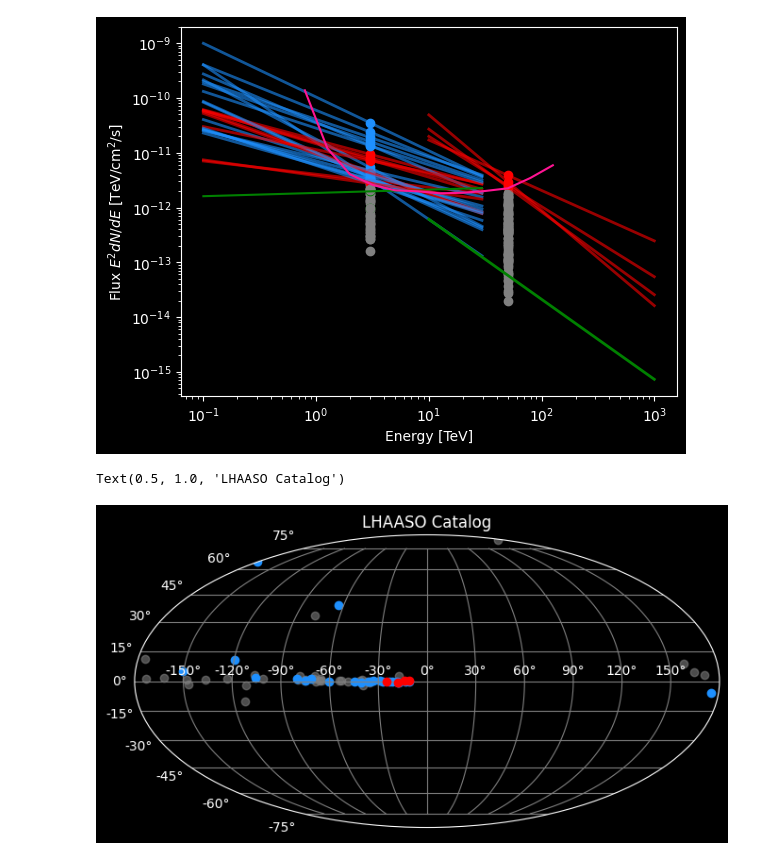
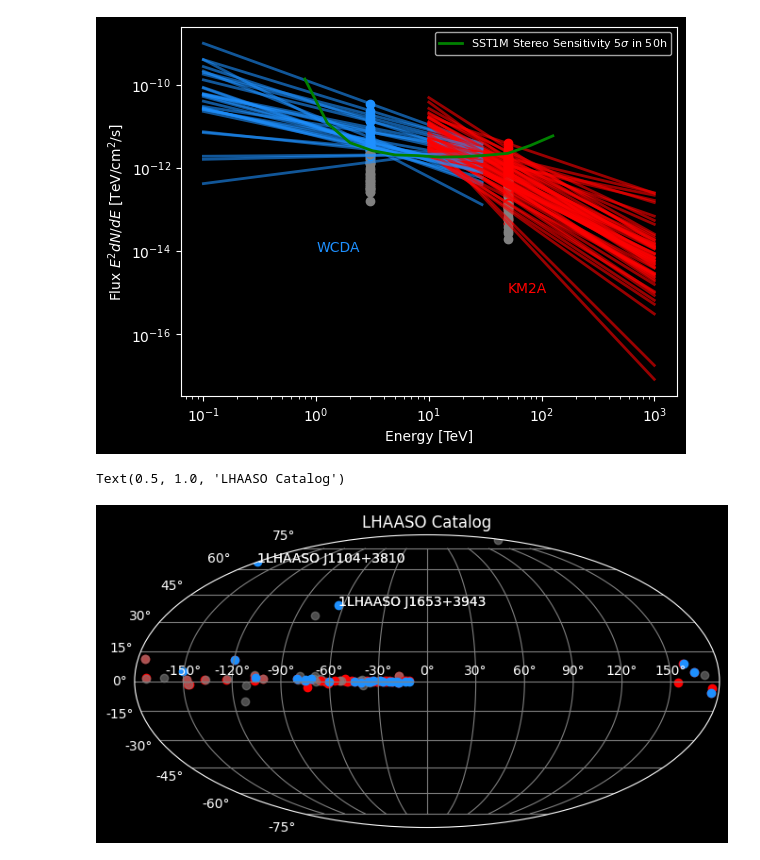
Before and after one commit to BastienLacave/SourceVisibility, a Jupyter notebook: LHAASO.ipynb, the cells around one changed output. Cells and saved outputs as stored; diff of their text form; code cells hidden in the pictures.

```diff
--- a/LHAASO.ipynb
+++ b/LHAASO.ipynb
@@ -23,58 +24,69 @@ with pd.HDFStore(sens_file) as f:
 # %%
 s_both = []
 for i, s in data.iterrows():
     if s['components'] != 'WCDA':
         s_both.append(s['Source name'])
         emin=10
         emax=1000
         E = np.arange(emin, emax, 0.5)
-        e2dnde = 50**2 * s['N0'] * 1e-16
-        if e2dnde > SST1M_Sensitivity[13]:
-            plt.scatter(50, e2dnde, label=s['Assoc.(Sep.)'], color='r')
+        e2dnde = E**2 * s['N0'] * 1e-16*(E/50)**-s['index']
+        # print(e2dnde)
+        # print(np.interp(E,SST1M_Energy, SST1M_Sensitivity))
+        # print(e2dnde > np.interp(E,SST1M_Energy, SST1M_Sensitivity))
+        if any(e2dnde > np.interp(E,SST1M_Energy, SST1M_Sensitivity)):
+            plt.scatter(50, 50**2 * s['N0'] * 1e-16*(50/50)**-s['index'], color='r')
             plt.plot(E, E**2 *s['N0'] * 1e-16 * (E/50)**-s['index'], color='r', alpha=0.6, lw=2)
             # print(s['Source name'])
         else:
-            plt.scatter(50, e2dnde, label=s['Assoc.(Sep.)'], color='gray')
-        if s['Source name'] == "1LHAASO J2018+3643u":
-            plt.scatter(3, e2dnde, label=s['Source name'], color='g')#Assoc.(Sep.)
-            plt.plot(E, E**2 *s['N0'] * 1e-13 * (E/3)**-s['index'], color='g', lw=2)
+            plt.scatter(50, 50**2 * s['N0'] * 1e-16*(50/50)**-s['index'], color='gray')
+            # plt.plot(E, E**2 *s['N0'] * 1e-16 * (E/50)**-s['index'], color='gray', alpha=0.6, lw=2)
+
+        # if s['Source name'] == "1LHAASO J2018+3643u":
+        #     plt.scatter(3, e2dnde, label=s['Source name'], color='g')#Assoc.(Sep.)
+        #     plt.plot(E, E**2 *s['N0'] * 1e-13 * (E/3)**-s['index'], color='g', lw=2)
     else:
-        if s['Source name'] in s_both:
-            c = "r"
-        else:
-            c='dodgerblue'
+        # if s['Source name'] in s_both:
+        #     c = "r"
+        # else:
+        c='dodgerblue'
         emin=0.1
         emax=30
         E = np.arange(emin, emax, 0.5)
-        e2dnde = 3**2 * s['N0'] * 1e-13
-        if e2dnde > SST1M_Sensitivity[7]:
-            plt.scatter(3, e2dnde, label=s['Source name'], color=c)#Assoc.(Sep.)
+        e2dnde = E**2 * s['N0'] * 1e-13 *(E/3)**-s['index']
+        # print(any(e2dnde > np.interp(E,SST1M_Energy, SST1M_Sensitivity)))
+        if any(e2dnde > np.interp(E,SST1M_Energy, SST1M_Sensitivity)):
+            plt.scatter(3, 3**2 * s['N0'] * 1e-13 *(3/3)**-s['index'], color=c)#Assoc.(Sep.)
             plt.plot(E, E**2 *s['N0'] * 1e-13 * (E/3)**-s['index'], color=c, alpha=0.6, lw=2)
         else:
-            plt.scatter(3, e2dnde, label=s['Source name'], color='gray')#Assoc.(Sep.)
-        if s['Source name'] == "1LHAASO J2018+3643u":
-            plt.scatter(3, e2dnde, label=s['Source name'], color='g')#Assoc.(Sep.)
-            plt.plot(E, E**2 *s['N0'] * 1e-13 * (E/3)**-s['index'], color='g')
+            plt.scatter(3, 3**2 * s['N0'] * 1e-13 *(3/3)**-s['index'], color='gray')#Assoc.(Sep.)
+        # if s['Source name'] == "1LHAASO J2018+3643u":
+            # plt.scatter(3, e2dnde, label=s['Source name'], color='g')#Assoc.(Sep.)
+            # plt.plot(E, E**2 *s['N0'] * 1e-13 * (E/3)**-s['index'], color='g')
 
     # plt.errorbar(7, s['flux measurements'][0]['flux']*7**2, yerr=s['flux measurements'][0]['flux uncertainty up']*7**2)
 plt.xscale('log')
 plt.yscale('log')
-plt.plot(SST1M_Energy, SST1M_Sensitivity, label="SST1M Stereo Sensitivity 5$\sigma$ in 50h", color='deeppink')
-# plt.legend(prop={'size': 8})
+plt.plot(SST1M_Energy, SST1M_Sensitivity, label="SST1M Stereo Sensitivity 5$\sigma$ in 50h", color='g', lw=2)
+plt.legend(prop={'size': 8})
+plt.text(1, 1e-14, 'WCDA', color='dodgerblue')
+plt.text(50, 1e-15, 'KM2A', color='red')
 plt.xlabel('Energy [TeV]')
 plt.ylabel('Flux $E^2dN/dE$ [TeV/cm$^2$/s]')
 plt.show()
     # print(s['name'])
 # %% [output]
-[figure, old version]
+[figure, new version]
 # %%
 fig = plt.figure(figsize=(8,6))
 ax = fig.add_subplot(111, projection="mollweide")
 ax.grid(color='gray')
 for i, s in data.iterrows():
     if s['components'] == 'WCDA':
-        e2dnde = 3**2 * s['N0'] * 1e-13
-        if (e2dnde > SST1M_Sensitivity[7]):
+        emin=0.1
+        emax=30
+        E = np.arange(emin, emax, 0.5)
+        e2dnde = E**2 * s['N0'] * 1e-13 *(E/3)**-s['index']
+        if any(e2dnde > np.interp(E,SST1M_Energy, SST1M_Sensitivity)):
             c_icrs = SkyCoord(ra=s['Ra']*u.degree, dec=s['Dec']*u.degree, frame='icrs')
             # ax.scatter(c_icrs.ra.rad, c_icrs.dec.rad, color='b')
             ax.scatter(-c_icrs.galactic.l.wrap_at('180d').radian, c_icrs.galactic.b.wrap_at('180d').radian, color='dodgerblue')
@@ -82,18 +94,23 @@ for i, s in data.iterrows():
             c_icrs = SkyCoord(ra=s['Ra']*u.degree, dec=s['Dec']*u.degree, frame='icrs')
             ax.scatter(-c_icrs.galactic.l.wrap_at('180d').radian, c_icrs.galactic.b.wrap_at('180d').radian, color='gray', alpha=0.6, zorder=0)
     else:
-        e2dnde = 50**2 * s['N0'] * 1e-16
-        if (e2dnde > SST1M_Sensitivity[13]):
+        emin=10
+        emax=1000
+        E = np.arange(emin, emax, 0.5)
+        e2dnde = E**2 * s['N0'] * 1e-16 *(E/50)**-s['index']
+        if any(e2dnde > np.interp(E,SST1M_Energy, SST1M_Sensitivity)):
             c_icrs = SkyCoord(ra=s['Ra']*u.degree, dec=s['Dec']*u.degree, frame='icrs')
             # ax.scatter(c_icrs.ra.rad, c_icrs.dec.rad, color='b')
-            ax.scatter(-c_icrs.galactic.l.wrap_at('180d').radian, c_icrs.galactic.b.wrap_at('180d').radian, color='red', zorder=3)
+            ax.scatter(-c_icrs.galactic.l.wrap_at('180d').radian, c_icrs.galactic.b.wrap_at('180d').radian, color='red', zorder=0)
         # else:
         #     c_icrs = SkyCoord(ra=s['Ra']*u.degree, dec=s['Dec']*u.degree, frame='icrs')
         #     ax.scatter(-c_icrs.galactic.l.wrap_at('180d').radian, c_icrs.galactic.b.wrap_at('180d').radian, color='gray', alpha=0.6, zorder=0)
+    if s["Source name"] in ["1LHAASO J1104+3810", "1LHAASO J1653+3943"]:
+        plt.text(-c_icrs.galactic.l.wrap_at('180d').radian, c_icrs.galactic.b.wrap_at('180d').radian, s["Source name"])
 plt.title("LHAASO Catalog")
 # %% [output]
 Text(0.5, 1.0, 'LHAASO Catalog')
-[figure, old version]
+[figure, new version]
 # %%
 df = pd.DataFrame()
 name=[]
```
Also changed, not shown: parts of 2 cells of this notebook, 5 other files.
